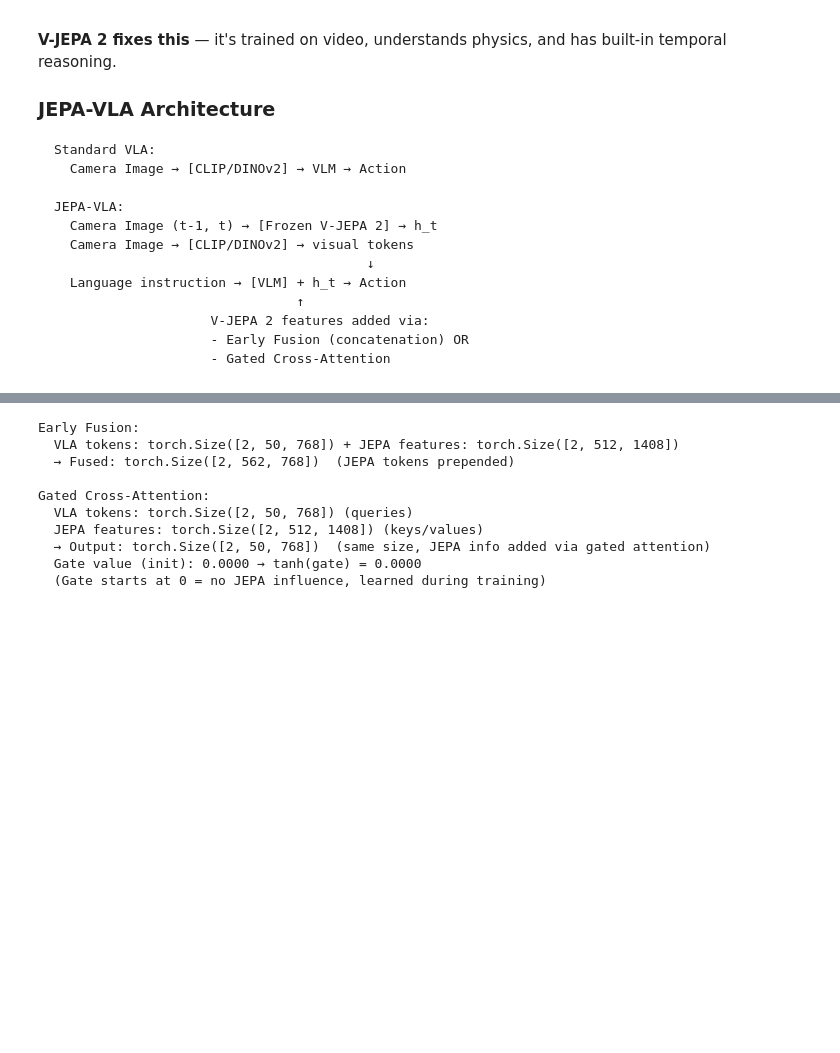
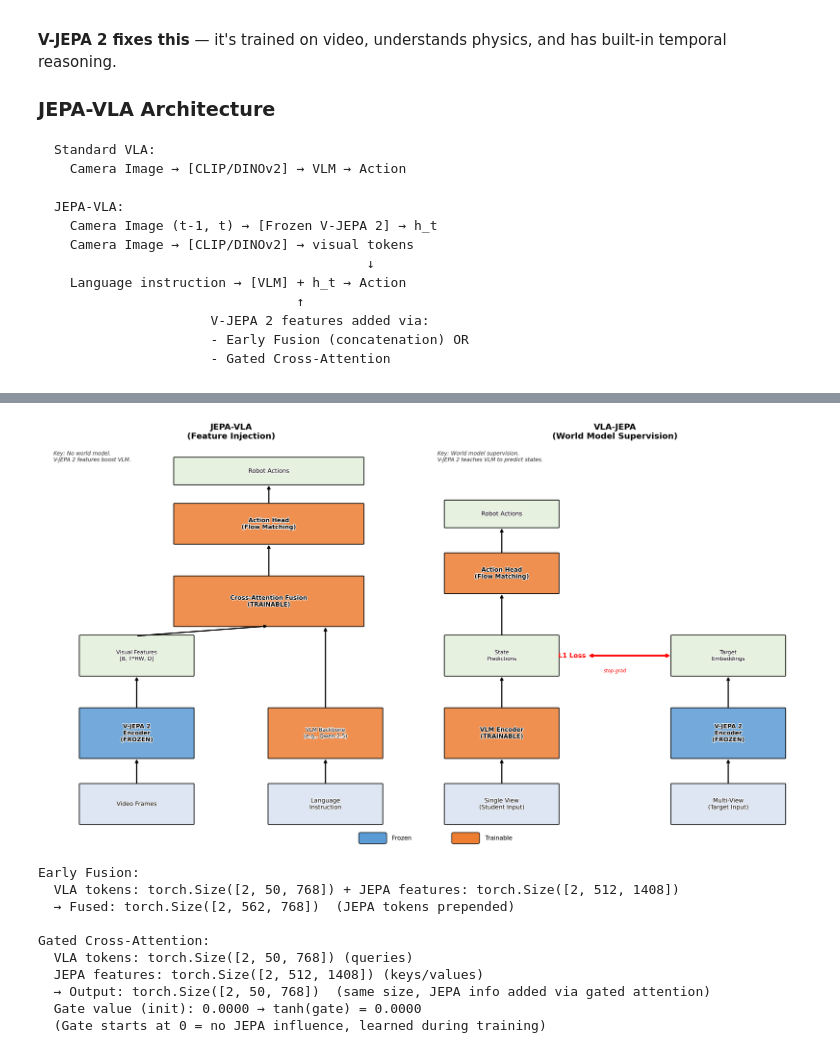
Before and after one commit to JeffrinSam/JEPAstudy, a Jupyter notebook: notebooks/04_VLA_JEPA_Integration.ipynb, the cells around one changed output, grey strips where cells are left out. Saved outputs shown, nothing was run; the diff lists cells and outputs as text; code cells hidden in the pictures; blank space fills up the shorter version.

````diff
--- a/notebooks/04_VLA_JEPA_Integration.ipynb
+++ b/notebooks/04_VLA_JEPA_Integration.ipynb
@@ -129,3 +129,97 @@ JEPA-VLA:
                     - Early Fusion (concatenation) OR
                     - Gated Cross-Attention
 ```
+# %%
+import os
+import matplotlib
+matplotlib.use('Agg')
+import matplotlib.pyplot as plt
+from matplotlib.patches import FancyBboxPatch, FancyArrowPatch
+import matplotlib.patheffects as pe
+from IPython.display import Image as IPImage, display
+
+fig, axes = plt.subplots(1, 2, figsize=(18, 10))
+
+def draw_box(ax, xy, w, h, label, color, fontsize=9, bold=False):
+    box = FancyBboxPatch(xy, w, h, boxstyle="round,pad=0.02",
+                         facecolor=color, edgecolor='black', linewidth=1.5, alpha=0.85)
+    ax.add_patch(box)
+    weight = 'bold' if bold else 'normal'
+    ax.text(xy[0]+w/2, xy[1]+h/2, label, ha='center', va='center',
+            fontsize=fontsize, fontweight=weight, wrap=True,
+            path_effects=[pe.withStroke(linewidth=2, foreground='white')])
+
+def draw_arrow(ax, start, end, color='black', style='->', lw=2):
+    ax.annotate('', xy=end, xytext=start,
+                arrowprops=dict(arrowstyle=style, color=color, lw=lw))
+
+FROZEN = '#5B9BD5'   # blue
+TRAIN  = '#ED7D31'   # orange
+
+# --- LEFT: JEPA-VLA (feature injection) ---
+ax = axes[0]
+ax.set_xlim(0, 10); ax.set_ylim(0, 12)
+ax.set_title('JEPA-VLA\n(Feature Injection)', fontsize=14, fontweight='bold', pad=10)
+ax.axis('off')
+
+draw_box(ax, (1, 0.5), 3, 1.2, 'Video Frames', '#D9E2F3', fontsize=10)
+draw_box(ax, (6, 0.5), 3, 1.2, 'Language\nInstruction', '#D9E2F3', fontsize=10)
+draw_box(ax, (1, 2.5), 3, 1.5, 'V-JEPA 2\nEncoder\n(FROZEN)', FROZEN, fontsize=10, bold=True)
+draw_arrow(ax, (2.5, 1.7), (2.5, 2.5))
+draw_box(ax, (1, 5), 3, 1.2, 'Visual Features\n[B, T*HW, D]', '#E2EFDA', fontsize=9)
+draw_arrow(ax, (2.5, 4.0), (2.5, 5.0))
+draw_box(ax, (3.5, 6.5), 5, 1.5, 'Cross-Attention Fusion\n(TRAINABLE)', TRAIN, fontsize=10, bold=True)
+draw_arrow(ax, (2.5, 6.2), (6, 6.5))
+draw_box(ax, (6, 2.5), 3, 1.5, 'VLM Backbone\n(e.g., Qwen-2.5)', TRAIN, fontsize=9)
+draw_arrow(ax, (7.5, 1.7), (7.5, 2.5))
+draw_arrow(ax, (7.5, 4.0), (7.5, 6.5))
+draw_box(ax, (3.5, 9), 5, 1.2, 'Action Head\n(Flow Matching)', TRAIN, fontsize=10, bold=True)
+draw_arrow(ax, (6, 8.0), (6, 9.0))
+draw_box(ax, (3.5, 10.8), 5, 0.8, 'Robot Actions', '#E2EFDA', fontsize=10)
+draw_arrow(ax, (6, 10.2), (6, 10.8))
+ax.text(0.3, 11.5, 'Key: No world model.\nV-JEPA 2 features boost VLM.', fontsize=9, style='italic', color='#333')
+
+# --- RIGHT: VLA-JEPA (world model) ---
+ax = axes[1]
+ax.set_xlim(0, 10); ax.set_ylim(0, 12)
+ax.set_title('VLA-JEPA\n(World Model Supervision)', fontsize=14, fontweight='bold', pad=10)
+ax.axis('off')
+
+draw_box(ax, (0.5, 0.5), 3, 1.2, 'Single View\n(Student Input)', '#D9E2F3', fontsize=10)
+draw_box(ax, (6.5, 0.5), 3, 1.2, 'Multi-View\n(Target Input)', '#D9E2F3', fontsize=10)
+draw_box(ax, (0.5, 2.5), 3, 1.5, 'VLM Encoder\n(TRAINABLE)', TRAIN, fontsize=10, bold=True)
+draw_arrow(ax, (2, 1.7), (2, 2.5))
+draw_box(ax, (6.5, 2.5), 3, 1.5, 'V-JEPA 2\nEncoder\n(FROZEN)', FROZEN, fontsize=10, bold=True)
+draw_arrow(ax, (8, 1.7), (8, 2.5))
+draw_box(ax, (0.5, 5), 3, 1.2, 'State\nPredictions', '#E2EFDA', fontsize=9)
+draw_arrow(ax, (2, 4.0), (2, 5.0))
+draw_box(ax, (6.5, 5), 3, 1.2, 'Target\nEmbeddings', '#E2EFDA', fontsize=9)
+draw_arrow(ax, (8, 4.0), (8, 5.0))
+
+# L1 loss arrow
+ax.annotate('L1 Loss', xy=(6.5, 5.6), xytext=(3.5, 5.6),
+            arrowprops=dict(arrowstyle='<->', color='red', lw=2.5),
+            fontsize=11, fontweight='bold', color='red', va='center')
+ax.text(5, 5.1, 'stop-grad', fontsize=8, ha='center', color='red', style='italic')
+
+draw_box(ax, (0.5, 7.5), 3, 1.2, 'Action Head\n(Flow Matching)', TRAIN, fontsize=10, bold=True)
+draw_arrow(ax, (2, 6.2), (2, 7.5))
+draw_box(ax, (0.5, 9.5), 3, 0.8, 'Robot Actions', '#E2EFDA', fontsize=10)
+draw_arrow(ax, (2, 8.7), (2, 9.5))
+ax.text(0.3, 11.5, 'Key: World model supervision.\nV-JEPA 2 teaches VLM to predict states.', fontsize=9, style='italic', color='#333')
+
+# Legend
+for i, (label, color) in enumerate([('Frozen', FROZEN), ('Trainable', TRAIN)]):
+    fig.patches.append(FancyBboxPatch((0.42 + i*0.12, 0.01), 0.03, 0.02,
+                       boxstyle="round,pad=0.003", facecolor=color,
+                       edgecolor='black', transform=fig.transFigure))
+    fig.text(0.46 + i*0.12, 0.02, label, fontsize=10, va='center')
+
+plt.tight_layout()
+save_path = os.path.join(os.path.dirname(os.path.abspath('')), 'notebooks', 'plots', '04_jepa_vla_vs_vla_jepa.png')
+os.makedirs(os.path.dirname(save_path), exist_ok=True)
+fig.savefig(save_path, dpi=150, bbox_inches='tight', facecolor='white')
+plt.close(fig)
+print(f"Saved: {save_path}")
+display(IPImage(filename=save_path))
+# %% [output]
@@ -132,3 +227,4 @@ JEPA-VLA:
+[figure, added]
 # %%
 class EarlyFusion(nn.Module):
     """JEPA-VLA Early Fusion: concatenate V-JEPA 2 features with VLA tokens.
````
Also changed, not shown: parts of 10 cells of this notebook, 17 other files.
